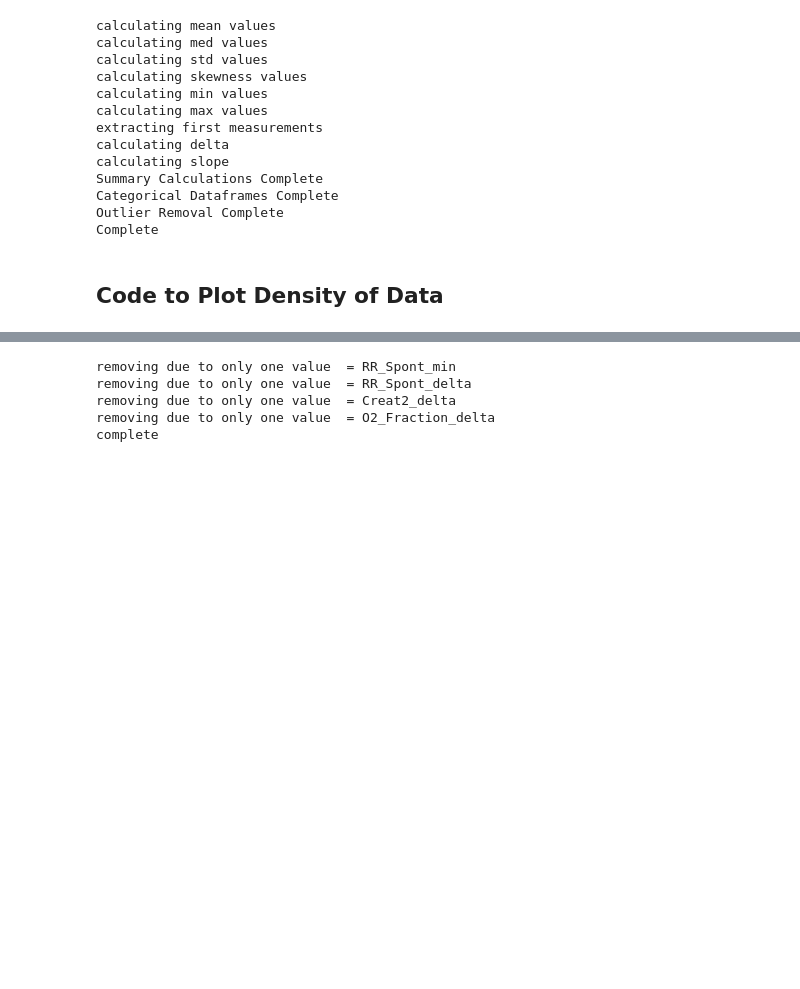
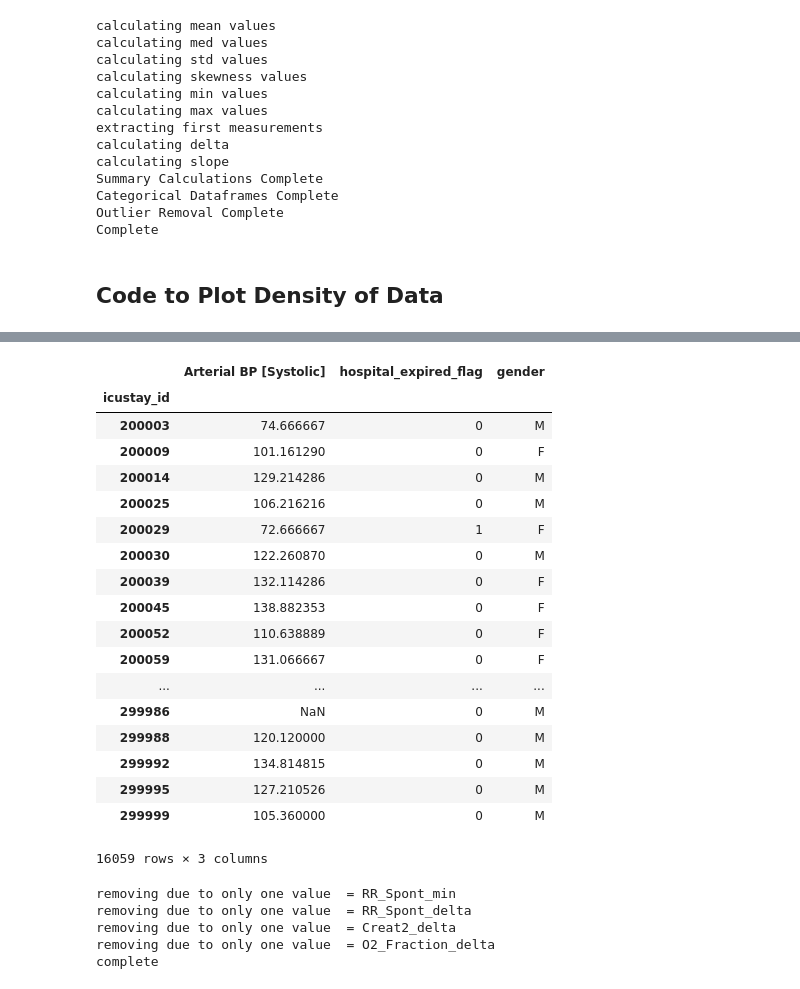
Before and after one commit to RJBeetel3/mimic3_analysis, a Jupyter notebook: CHARTEVENTS_FIRST24.ipynb, the cells around one changed output, grey strips where cells are left out. Saved outputs shown, nothing was run; the diff lists cells and outputs as text; code cells hidden in the pictures; blank space fills up the shorter version.

```diff
--- a/CHARTEVENTS_FIRST24.ipynb
+++ b/CHARTEVENTS_FIRST24.ipynb
@@ -467,3 +506,25 @@ Complete
+# %%
+mean_dict['BP_Sys_mean']
+# %% [output]
+|  | Arterial BP [Systolic] | hospital_expired_flag | gender |
+| icustay_id |  |  |  |
+| 200003 | 74.666667 | 0 | M |
+| 200009 | 101.161290 | 0 | F |
+| 200014 | 129.214286 | 0 | M |
+| 200025 | 106.216216 | 0 | M |
+| 200029 | 72.666667 | 1 | F |
+| 200030 | 122.260870 | 0 | M |
+| 200039 | 132.114286 | 0 | F |
+| 200045 | 138.882353 | 0 | F |
+| 200052 | 110.638889 | 0 | F |
+| 200059 | 131.066667 | 0 | F |
+| ... | ... | ... | ... |
+| 299986 | NaN | 0 | M |
+| 299988 | 120.120000 | 0 | M |
+| 299992 | 134.814815 | 0 | M |
+| 299995 | 127.210526 | 0 | M |
+| 299999 | 105.360000 | 0 | M |
+16059 rows × 3 columns
 # %%
 # REMOVE FRAMES/VARIABLES FOR WHICH THERE IS ONLY ONE VALUE I.E. SINGULAR
 
```
Also changed, not shown: parts of 2 cells of this notebook, 3 other files.
